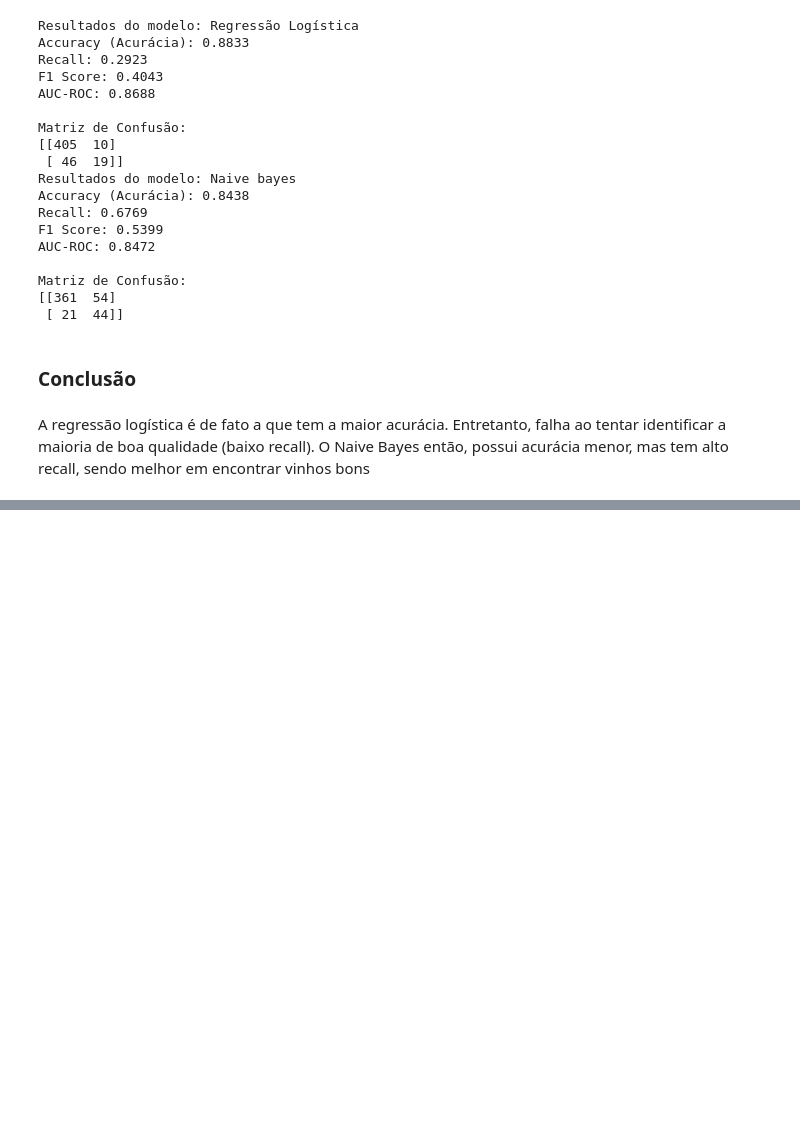
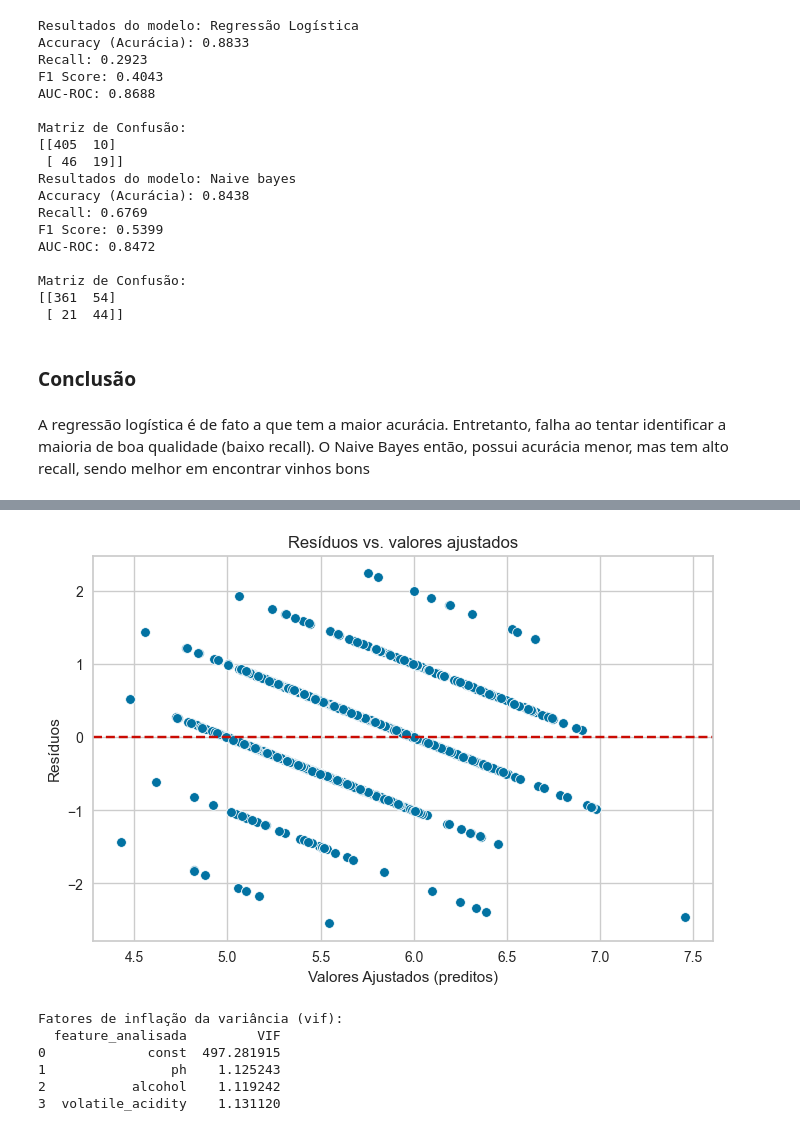
Before and after one commit to Gaalbu/wine-quality-analysis, a Jupyter notebook: main.ipynb, the cells around one changed output, grey strips where cells are left out. Drawn from its saved outputs; the diff is of its cells as text; code cells hidden in the pictures; blank space fills up the shorter version.

```diff
--- a/main.ipynb
+++ b/main.ipynb
@@ -221,0 +355,35 @@ A regressão logística é de fato a que tem a maior acurácia. Entretanto, falh
+# %%
+# Resíduos vs Valores ajustados
+valores_ajustados = modelo_multiplo.fittedvalues
+
+plt.figure(figsize=(8,5))
+sns.scatterplot(x=valores_ajustados,y=residuos)
+plt.axhline(y=0, color='r', linestyle='--')
+plt.title('Resíduos vs. valores ajustados')
+plt.xlabel('Valores Ajustados (preditos)')
+plt.ylabel('Resíduos')
+plt.show()
+# %% [output]
+[figure, added]
+# %%
+#Medindo multicolinearidade (vif)
+
+X_multi = df_treino[['ph','alcohol','volatile_acidity']]
+X_multi = sm.add_constant(X_multi)
+
+vif_data = pd.DataFrame()
+vif_data['feature_analisada'] = X_multi.columns
+vif_data['VIF'] = [variance_inflation_factor(X_multi.values,i) for i in range(len(X_multi.columns))]
+
+print("Fatores de inflação da variância (vif):")
+print(vif_data)
+
+#Se for acima de 5 ou 10, tem alta multicolinearidade.
+#Caso contrário, não há (é o caso).
+# %% [output]
+Fatores de inflação da variância (vif):
+  feature_analisada         VIF
+0             const  497.281915
+1                ph    1.125243
+2           alcohol    1.119242
+3  volatile_acidity    1.131120
```
Also changed, not shown: parts of 14 cells of this notebook, 1 other file.
